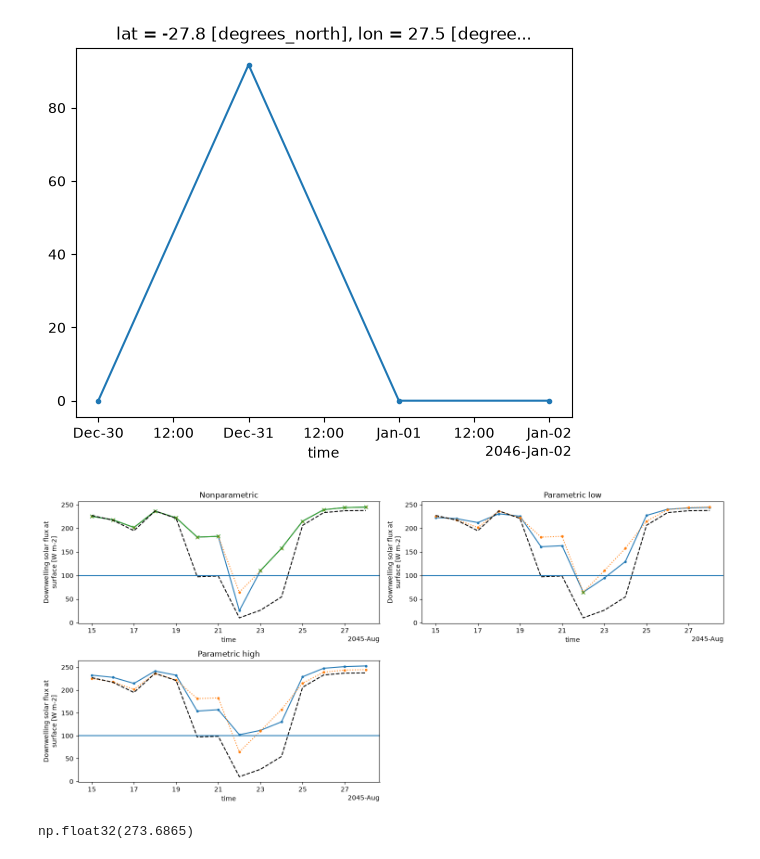
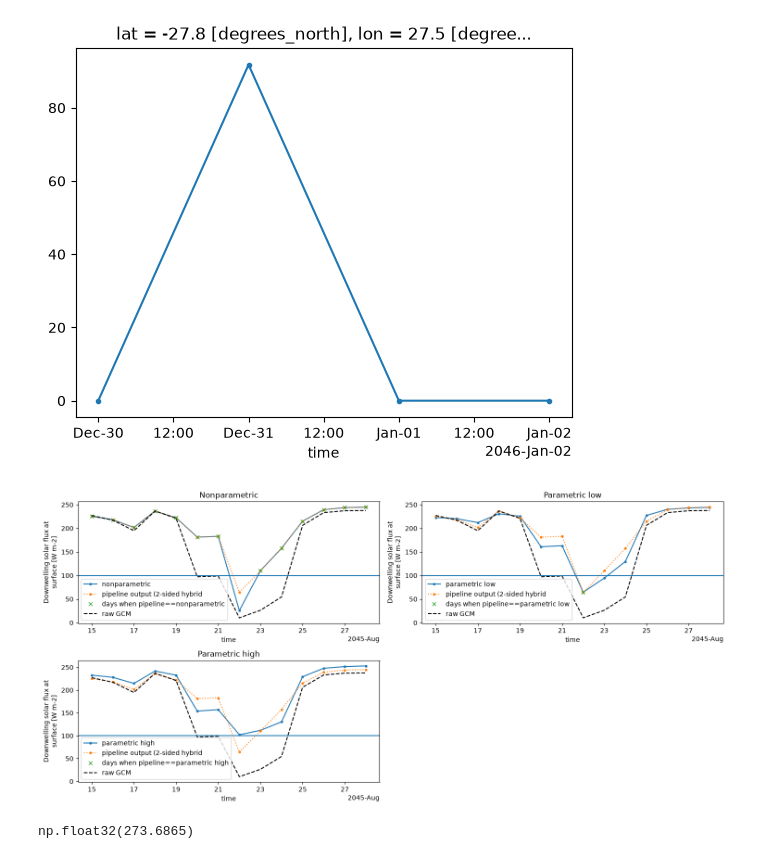
Before and after one commit to carbonplan/sai-downscaling, a Jupyter notebook: notebooks/QA_QC/rsds/QM_point_sandbox.ipynb, the cells around one changed output. Saved outputs shown, nothing was run; the diff lists cells and outputs as text; code cells hidden in the pictures.

Commit message:
Add legend to notebook figures

```diff
--- a/notebooks/QA_QC/rsds/QM_point_sandbox.ipynb
+++ b/notebooks/QA_QC/rsds/QM_point_sandbox.ipynb
@@ -233,41 +237,60 @@ ds_debiased["pipeline_output"].rolling(time=365 * 5).mean()[:, 0, 0].plot()
 # %%
 plt.figure(figsize=(15, 7))
 
 time_slice = slice("2045-08-15", "2045-08-28")
 
 plt.subplot(2, 2, 1)
-(ds_debiased["nonparametric"])[:, 0, 0].sel(time=time_slice).plot(marker=".")
-(ds_debiased["pipeline_output"])[:, 0, 0].sel(time=time_slice).plot(marker=".", linestyle=":")
+(ds_debiased["nonparametric"])[:, 0, 0].sel(time=time_slice).plot(marker=".", label="nonparametric")
+(ds_debiased["pipeline_output"])[:, 0, 0].sel(time=time_slice).plot(
+    marker=".", linestyle=":", label="pipeline output (2-sided hybrid"
+)
 (ds_debiased["pipeline_output"]).where(
     ds_debiased["pipeline_output"] == ds_debiased["nonparametric"]
-)[:, 0, 0].sel(time=time_slice).plot(marker="x")
-gcm_fut_pt.sel(time=time_slice).plot(color="k", linestyle="--")
+)[:, 0, 0].sel(time=time_slice).plot(
+    marker="x", linestyle="none", label="days when pipeline==nonparametric"
+)
+gcm_fut_pt.sel(time=time_slice).plot(color="k", linestyle="--", label="raw GCM")
 plt.title("Nonparametric")
+plt.legend()
 
 plt.axhline(y=100)
 plt.subplot(2, 2, 2)
-(ds_debiased["parametric_low"])[:, 0, 0].sel(time=time_slice).plot(marker=".")
-(ds_debiased["pipeline_output"])[:, 0, 0].sel(time=time_slice).plot(marker=".", linestyle=":")
+(ds_debiased["parametric_low"])[:, 0, 0].sel(time=time_slice).plot(
+    marker=".", label="parametric low"
+)
+(ds_debiased["pipeline_output"])[:, 0, 0].sel(time=time_slice).plot(
+    marker=".", linestyle=":", label="pipeline output (2-sided hybrid"
+)
 (ds_debiased["pipeline_output"]).where(
     ds_debiased["pipeline_output"] == ds_debiased["parametric_low"]
-)[:, 0, 0].sel(time=time_slice).plot(marker="x")
-gcm_fut_pt.sel(time=time_slice).plot(color="k", linestyle="--")
+)[:, 0, 0].sel(time=time_slice).plot(
+    marker="x", linestyle="none", label="days when pipeline==parametric low"
+)
+gcm_fut_pt.sel(time=time_slice).plot(color="k", linestyle="--", label="raw GCM")
 plt.title("Parametric low")
+plt.legend()
 
 plt.axhline(y=100)
 plt.subplot(2, 2, 3)
-(ds_debiased["parametric_high"])[:, 0, 0].sel(time=time_slice).plot(marker=".")
-(ds_debiased["pipeline_output"])[:, 0, 0].sel(time=time_slice).plot(marker=".", linestyle=":")
+(ds_debiased["parametric_high"])[:, 0, 0].sel(time=time_slice).plot(
+    marker=".", label="parametric high"
+)
+(ds_debiased["pipeline_output"])[:, 0, 0].sel(time=time_slice).plot(
+    marker=".", linestyle=":", label="pipeline output (2-sided hybrid"
+)
 (ds_debiased["pipeline_output"]).where(
     ds_debiased["pipeline_output"] == ds_debiased["parametric_high"]
-)[:, 0, 0].sel(time=time_slice).plot(marker="x")
-gcm_fut_pt.sel(time=time_slice).plot(color="k", linestyle="--")
+)[:, 0, 0].sel(time=time_slice).plot(
+    marker="x", linestyle="none", label="days when pipeline==parametric high"
+)
+gcm_fut_pt.sel(time=time_slice).plot(color="k", linestyle="--", label="raw GCM")
 plt.title("Parametric high")
+plt.legend()
 
 plt.axhline(y=100)
 plt.tight_layout()
 # %% [output]
-[figure, old version]
+[figure, new version]
 # %%
 np.nanmax(
     gcm_hist_pt.where(gcm_hist_pt["time.dayofyear"] >= (234 - 15)).where(
```
Also changed, not shown: parts of 3 cells of this notebook.
